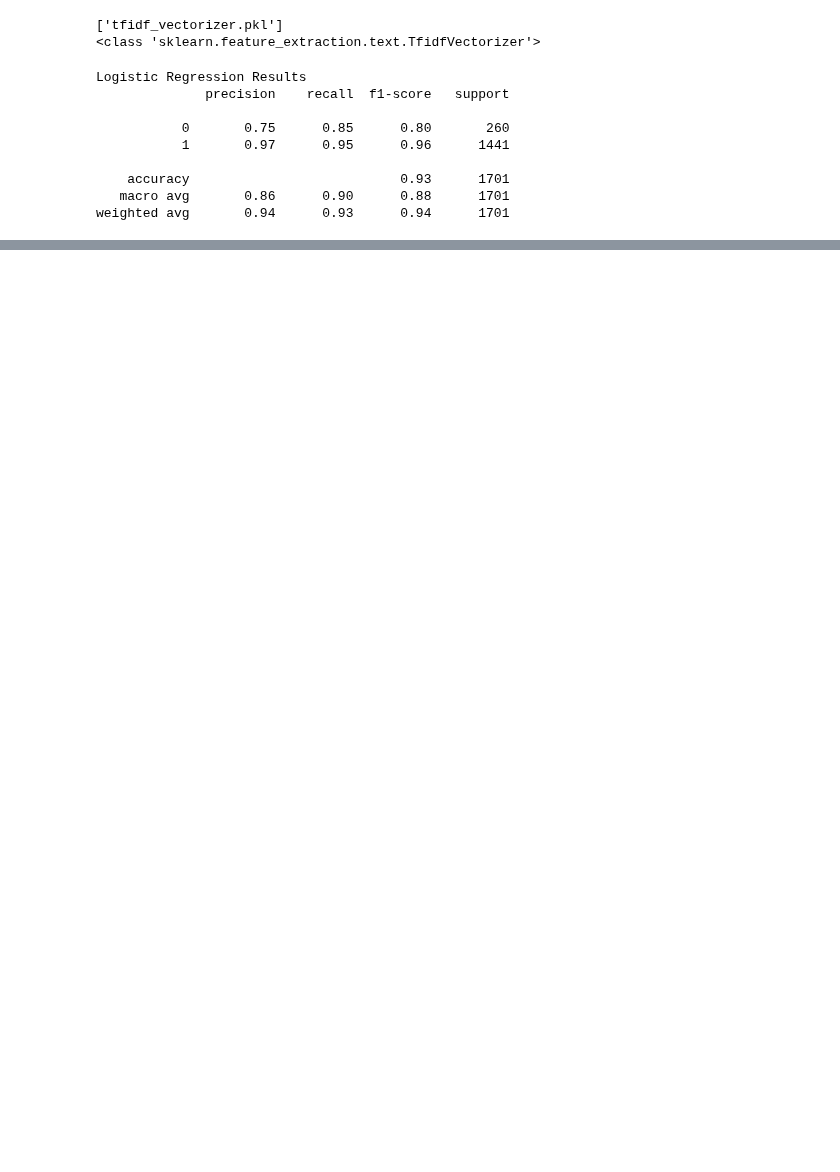
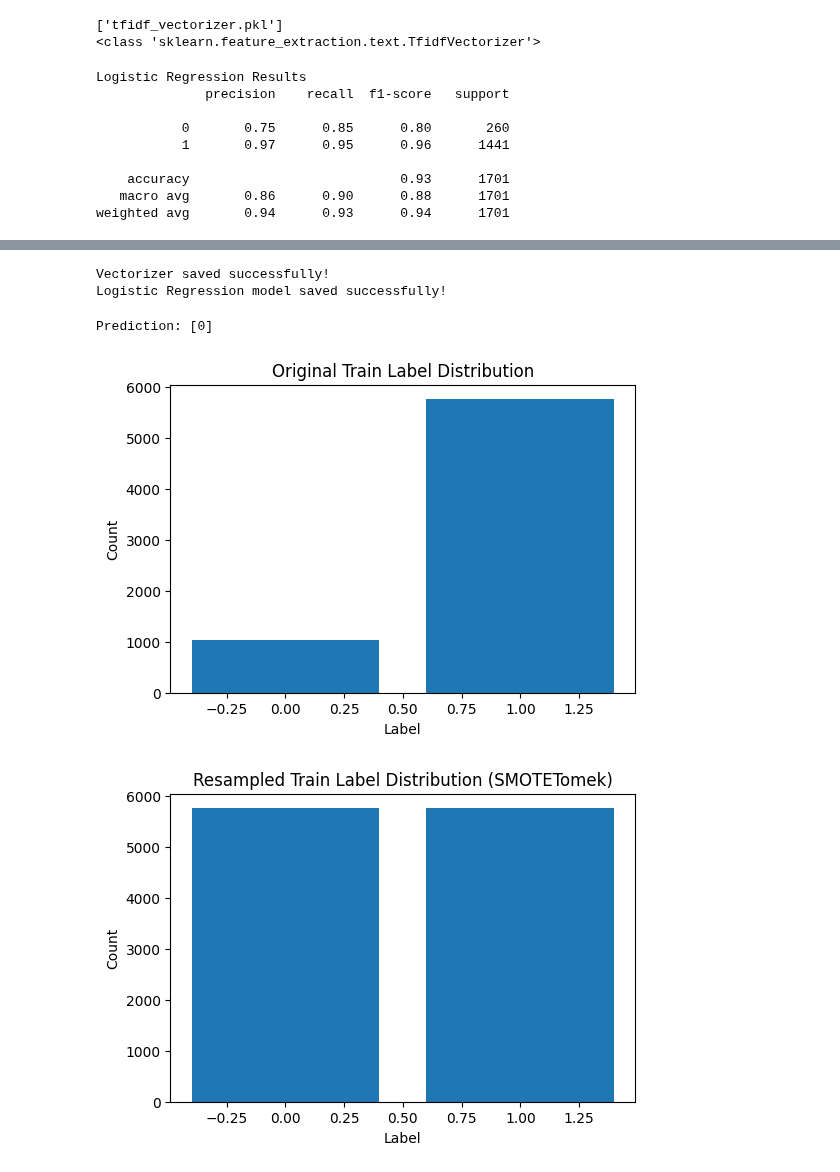
Before and after one commit to habibaalam/Bangla-Fake-News-Detection, a Jupyter notebook: notebook/load_data.ipynb, the cells around one changed output, grey strips where cells are left out. Saved outputs shown, nothing was run; the diff lists cells and outputs as text; code cells hidden in the pictures; blank space fills up the shorter version.

```diff
--- a/notebook/load_data.ipynb
+++ b/notebook/load_data.ipynb
@@ -511,0 +484,61 @@ Vectorizer and model saved successfully!
+# %%
+import os
+import pickle
+
+# Creating folders
+os.makedirs("vectorizer", exist_ok=True)
+os.makedirs("models", exist_ok=True)
+
+# Saving TF-IDF vectorizer
+with open("vectorizer/tfidf_vectorizer.pkl", "wb") as f:
+    pickle.dump(vectorizer, f)
+print("Vectorizer saved successfully!")
+
+# Saving Logistic Regression model
+with open("models/logistic_regression_model.pkl", "wb") as f:
+    pickle.dump(logreg, f)
+print("Logistic Regression model saved successfully!")
+# %% [output]
+Vectorizer saved successfully!
+Logistic Regression model saved successfully!
+# %%
+#testing
+import pickle
+
+# Load vectorizer and model
+with open("vectorizer/tfidf_vectorizer.pkl", "rb") as f:
+    loaded_vectorizer = pickle.load(f)
+
+with open("models/logistic_regression_model.pkl", "rb") as f:
+    loaded_model = pickle.load(f)
+
+# new text for testing
+new_text = ["আজকের খবর সত্যিই দারুন"]
+new_text_tfidf = loaded_vectorizer.transform(new_text)
+prediction = loaded_model.predict(new_text_tfidf)
+
+print("Prediction:", prediction)
+# %% [output]
+Prediction: [0]
+# %%
+import matplotlib.pyplot as plt
+from collections import Counter
+
+# Original train labels
+plt.figure(figsize=(6,4))
+plt.bar(Counter(y_train).keys(), Counter(y_train).values())
+plt.title("Original Train Label Distribution")
+plt.xlabel("Label")
+plt.ylabel("Count")
+plt.show()
+
+# Resampled train labels
+plt.figure(figsize=(6,4))
+plt.bar(Counter(y_resampled).keys(), Counter(y_resampled).values())
+plt.title("Resampled Train Label Distribution (SMOTETomek)")
+plt.xlabel("Label")
+plt.ylabel("Count")
+plt.show()
+# %% [output]
+[figure, added]
+[figure, added]
```
Also changed, not shown: parts of 18 cells of this notebook.
